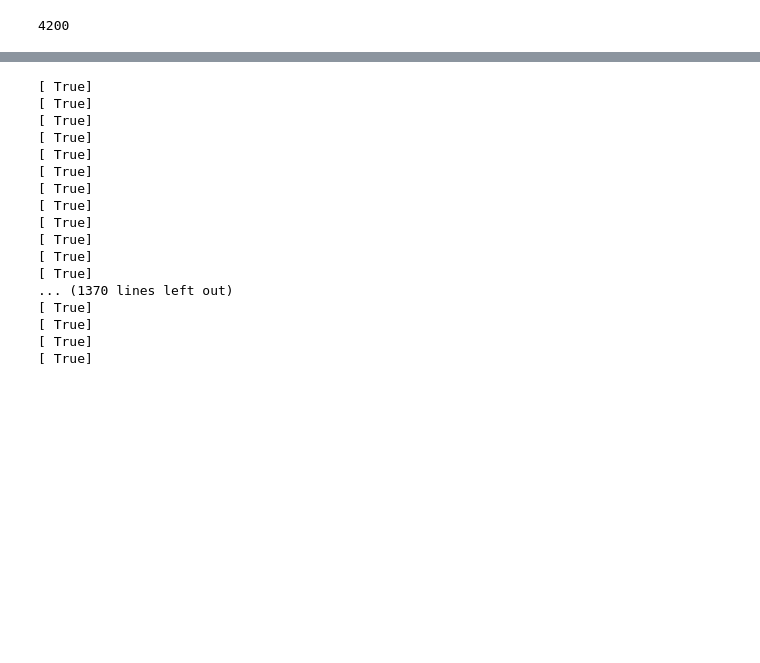
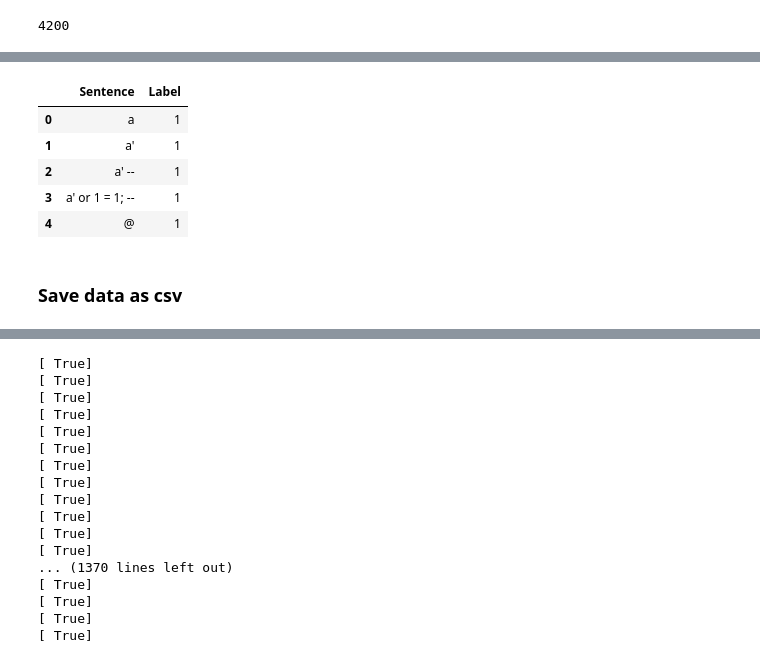
Before and after one commit to SaqlainHussainShah/SQLi-Detection-using-Machine-Learning, a Jupyter notebook: Sqli_Attack_NN.ipynb, the cells around one changed output, grey strips where cells are left out. Cells and saved outputs as stored; diff of their text form; code cells hidden in the pictures; blank space fills up the shorter version.

```diff
--- a/Sqli_Attack_NN.ipynb
+++ b/Sqli_Attack_NN.ipynb
@@ -392,0 +411,11 @@ from nltk.tokenize import word_tokenize
+# %%
+df.head()
+# %% [output]
+|  | Sentence | Label |
+| 0 | a | 1 |
+| 1 | a' | 1 |
+| 2 | a' -- | 1 |
+| 3 | a' or 1 = 1; -- | 1 |
+| 4 | @ | 1 |
+# %% [markdown]
+### Save data as csv
```
Also changed, not shown: parts of 25 cells of this notebook.
